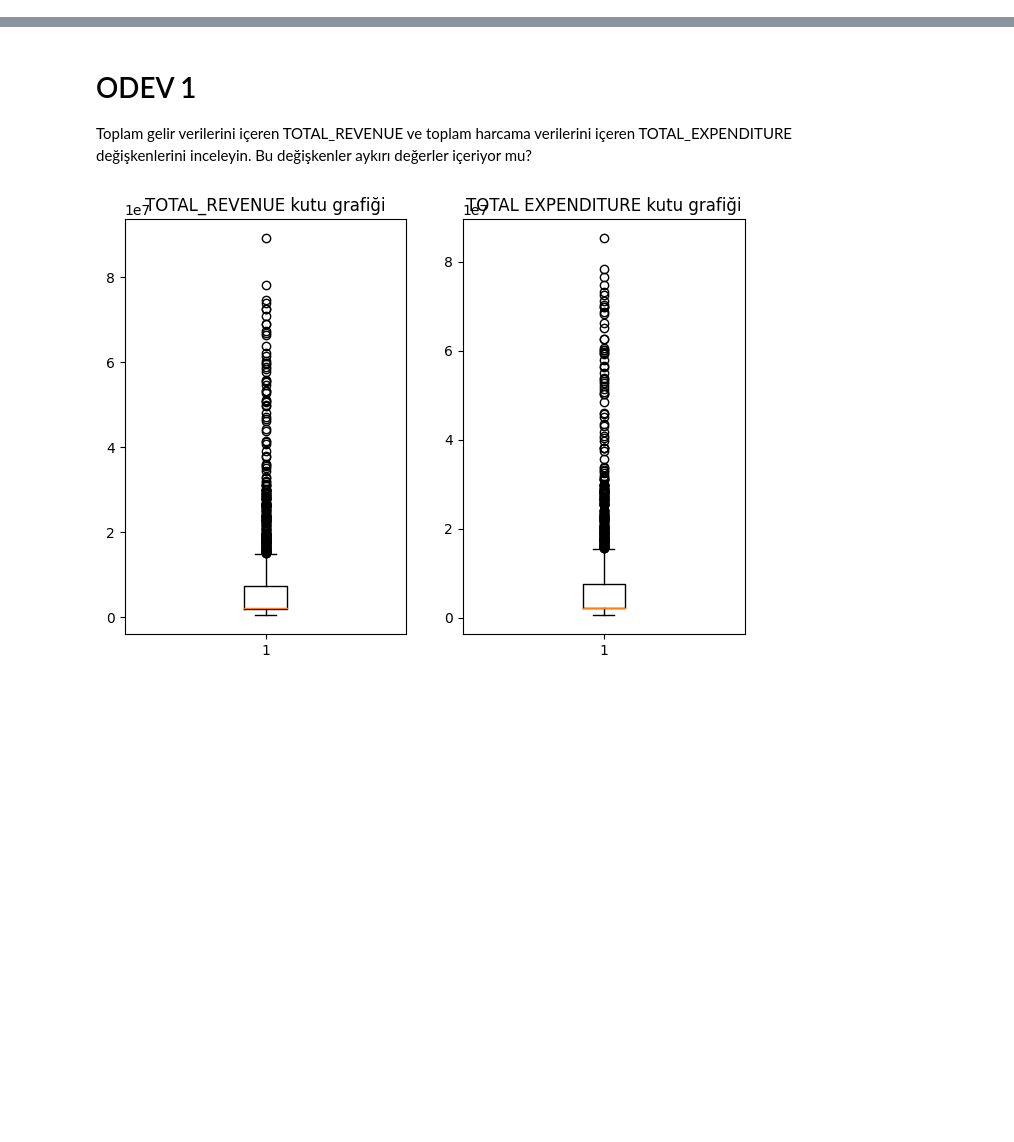
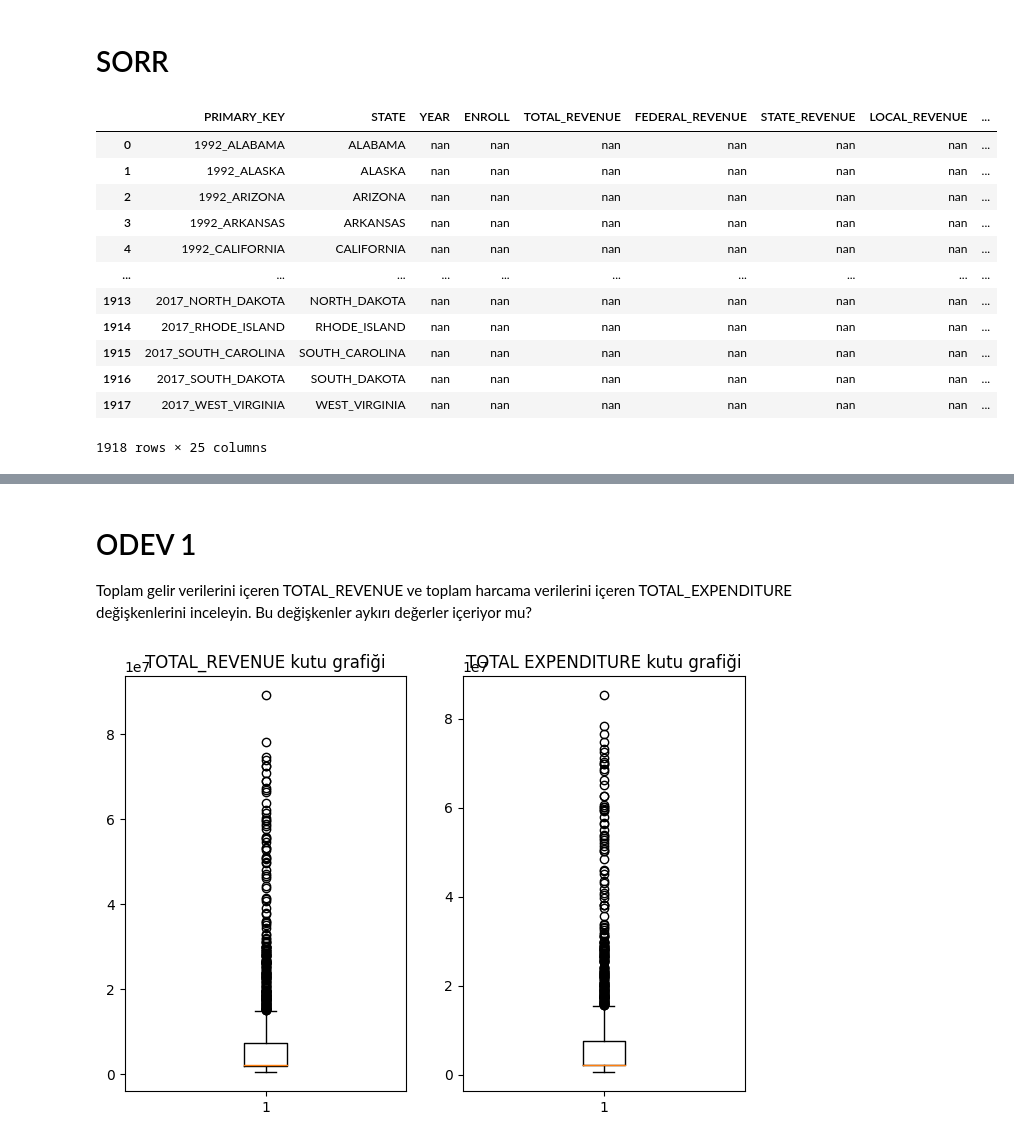
Before and after one commit to nilayduzkesen/Bootcamp_Assignments, a Jupyter notebook: EDA.4th Assignment.ipynb, the cells around one changed output, grey strips where cells are left out. Drawn from its saved outputs; the diff is of its cells as text; code cells hidden in the pictures; blank space fills up the shorter version.

```diff
--- a/EDA.4th Assignment.ipynb
+++ b/EDA.4th Assignment.ipynb
@@ -6,4 +6,33 @@ import matplotlib.pyplot as plt
 import seaborn as sns
 
 warnings.filterwarnings('ignore')
+# %% [markdown]
+# SORR
+# %%
+data = pd.read_csv('states_all.csv')
+
+#interpolate ederek NAN degerleri doldurdum
+
+
+columns = data.columns[2:]
+for column in columns:
+    for state in data.STATE.unique():
+         data[column] = data.loc[data.STATE == state,column].interpolate()
+
+pd.options.display.float_format = '{:.1f}'.format
+data
+# %% [output]
+|  | PRIMARY_KEY | STATE | YEAR | ENROLL | TOTAL_REVENUE | FEDERAL_REVENUE | STATE_REVENUE | LOCAL_REVENUE | ... |
+| 0 | 1992_ALABAMA | ALABAMA | nan | nan | nan | nan | nan | nan | ... |
+| 1 | 1992_ALASKA | ALASKA | nan | nan | nan | nan | nan | nan | ... |
+| 2 | 1992_ARIZONA | ARIZONA | nan | nan | nan | nan | nan | nan | ... |
+| 3 | 1992_ARKANSAS | ARKANSAS | nan | nan | nan | nan | nan | nan | ... |
+| 4 | 1992_CALIFORNIA | CALIFORNIA | nan | nan | nan | nan | nan | nan | ... |
+| ... | ... | ... | ... | ... | ... | ... | ... | ... | ... |
+| 1913 | 2017_NORTH_DAKOTA | NORTH_DAKOTA | nan | nan | nan | nan | nan | nan | ... |
+| 1914 | 2017_RHODE_ISLAND | RHODE_ISLAND | nan | nan | nan | nan | nan | nan | ... |
+| 1915 | 2017_SOUTH_CAROLINA | SOUTH_CAROLINA | nan | nan | nan | nan | nan | nan | ... |
+| 1916 | 2017_SOUTH_DAKOTA | SOUTH_DAKOTA | nan | nan | nan | nan | nan | nan | ... |
+| 1917 | 2017_WEST_VIRGINIA | WEST_VIRGINIA | nan | nan | nan | nan | nan | nan | ... |
+1918 rows × 25 columns
 # %%
```
Also changed, not shown: parts of 15 cells of this notebook, 3 other files.
